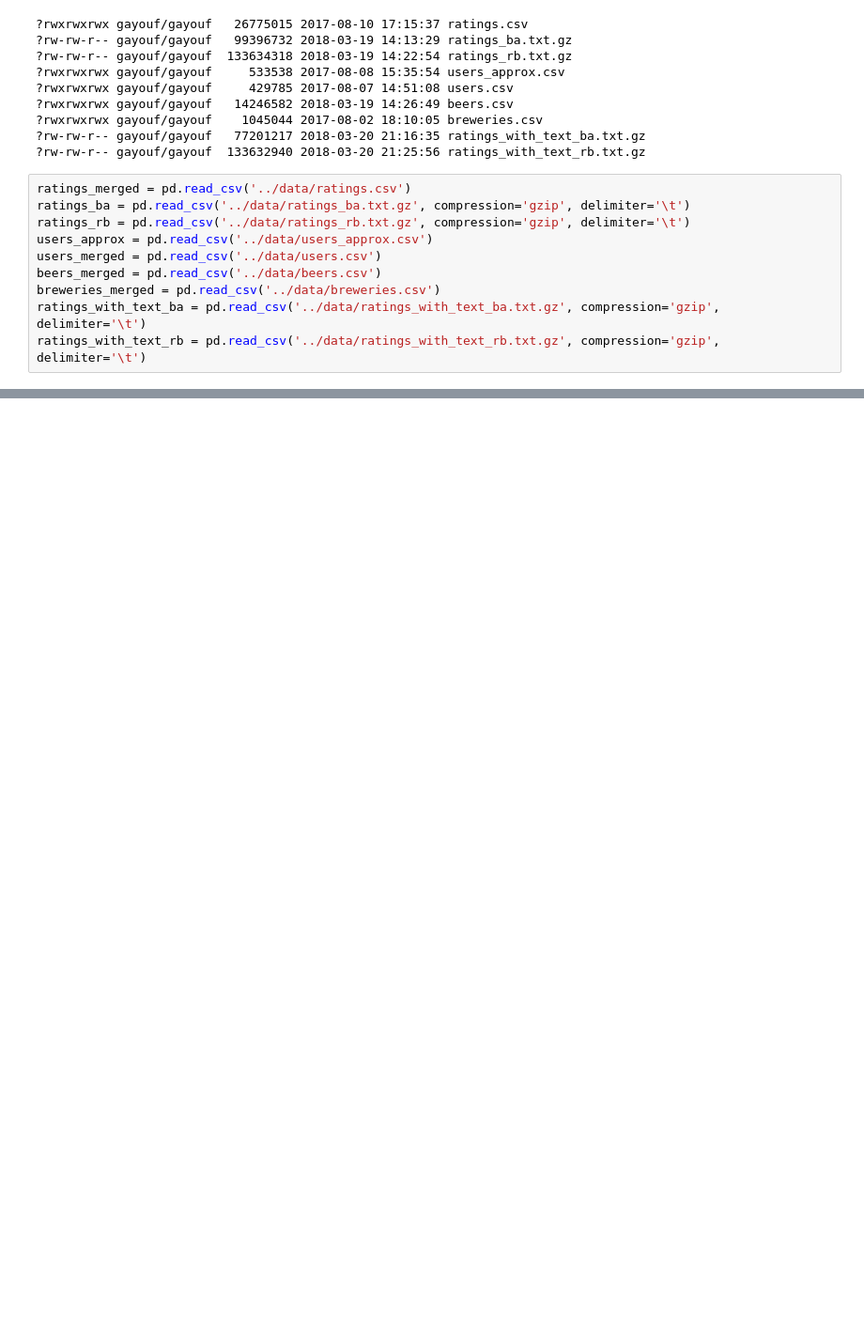
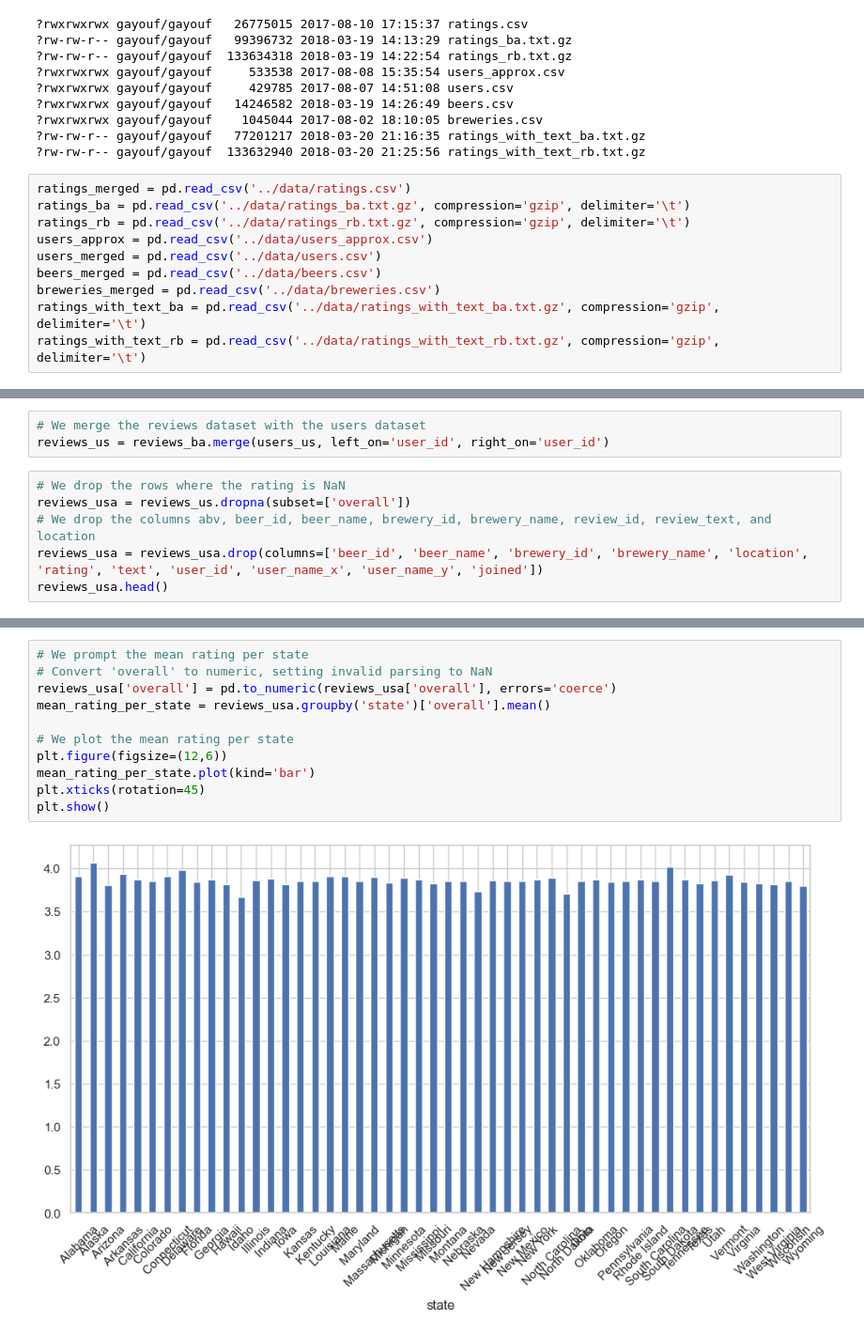
Before and after one commit to epfl-ada/ada-2024-project-databrewers, a Jupyter notebook: cleo.ipynb, the cells around one changed output, grey strips where cells are left out. Shown: that part at 94% size. Cells and saved outputs as stored; diff of their text form; blank space fills up the shorter version.

```diff
--- a/cleo.ipynb
+++ b/cleo.ipynb
@@ -73,0 +144,9 @@ Number of reviews made by US users:  2241334
+# %%
+# We merge the reviews dataset with the users dataset
+reviews_us = reviews_ba.merge(users_us, left_on='user_id', right_on='user_id')
+# %%
+# We drop the rows where the rating is NaN
+reviews_usa = reviews_us.dropna(subset=['overall'])
+# We drop the columns abv, beer_id, beer_name, brewery_id, brewery_name, review_id, review_text, and location
+reviews_usa = reviews_usa.drop(columns=['beer_id', 'beer_name', 'brewery_id', 'brewery_name', 'location', 'rating', 'text', 'user_id', 'user_name_x', 'user_name_y', 'joined'])
+reviews_usa.head()
@@ -73,0 +160,13 @@ Number of reviews made by US users:  2241334
+# %%
+# We prompt the mean rating per state
+# Convert 'overall' to numeric, setting invalid parsing to NaN
+reviews_usa['overall'] = pd.to_numeric(reviews_usa['overall'], errors='coerce')
+mean_rating_per_state = reviews_usa.groupby('state')['overall'].mean()
+
+# We plot the mean rating per state
+plt.figure(figsize=(12,6))
+mean_rating_per_state.plot(kind='bar')
+plt.xticks(rotation=45)
+plt.show()
+# %% [output]
+[figure, added]
```
Also changed, not shown: parts of 9 cells of this notebook.
